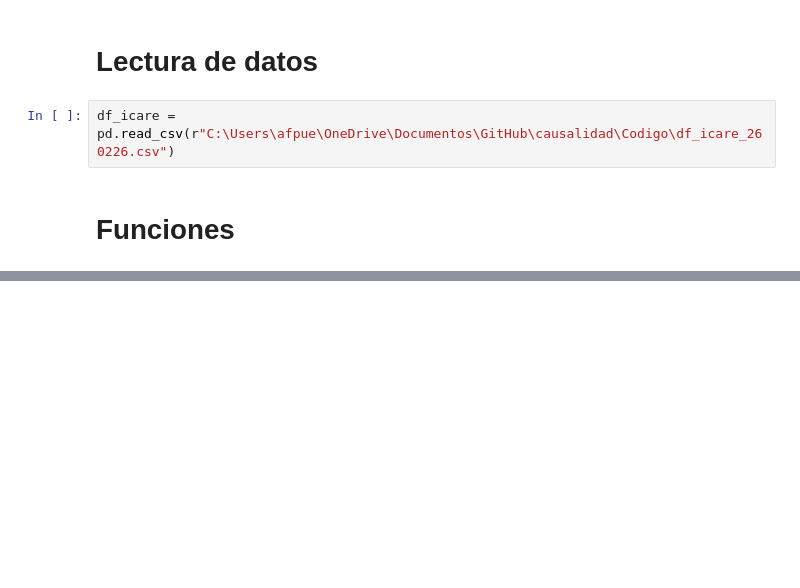
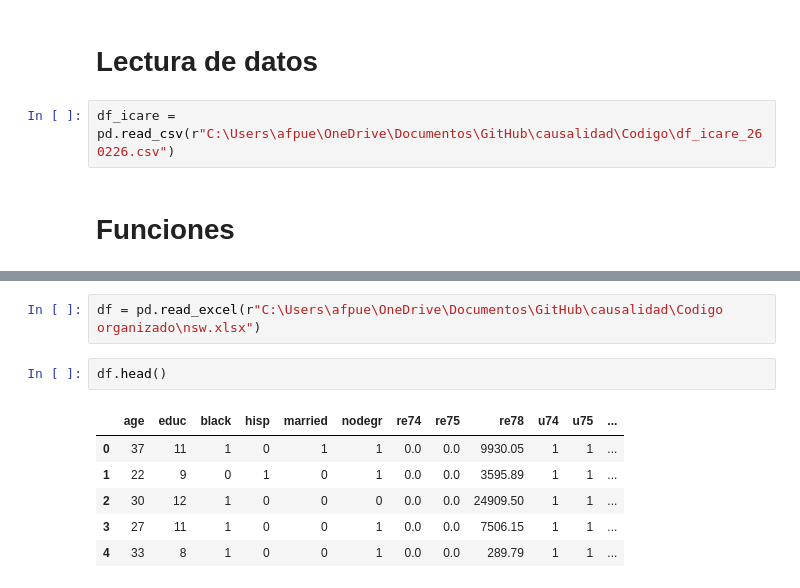
Before and after one commit to BMSS-EAFIT-Projects/causalidad, a Jupyter notebook: Codigo organizado/analisisRecomendacionComportamiento.ipynb, the cells around one changed output, grey strips where cells are left out. Cells and saved outputs as stored; diff of their text form; blank space fills up the shorter version.

```diff
--- a/Codigo organizado/analisisRecomendacionComportamiento.ipynb
+++ b/Codigo organizado/analisisRecomendacionComportamiento.ipynb
@@ -419,0 +206,11 @@ edu       0.000363     0.004641
+# %%
+df = pd.read_excel(r"C:\Users\afpue\OneDrive\Documentos\GitHub\causalidad\Codigo organizado\nsw.xlsx")
+# %%
+df.head()
+# %% [output]
+|  | age | educ | black | hisp | married | nodegr | re74 | re75 | re78 | u74 | u75 | ... |
+| 0 | 37 | 11 | 1 | 0 | 1 | 1 | 0.0 | 0.0 | 9930.05 | 1 | 1 | ... |
+| 1 | 22 | 9 | 0 | 1 | 0 | 1 | 0.0 | 0.0 | 3595.89 | 1 | 1 | ... |
+| 2 | 30 | 12 | 1 | 0 | 0 | 0 | 0.0 | 0.0 | 24909.50 | 1 | 1 | ... |
+| 3 | 27 | 11 | 1 | 0 | 0 | 1 | 0.0 | 0.0 | 7506.15 | 1 | 1 | ... |
+| 4 | 33 | 8 | 1 | 0 | 0 | 1 | 0.0 | 0.0 | 289.79 | 1 | 1 | ... |
```
Also changed, not shown: parts of 20 cells of this notebook, 11 other files.
